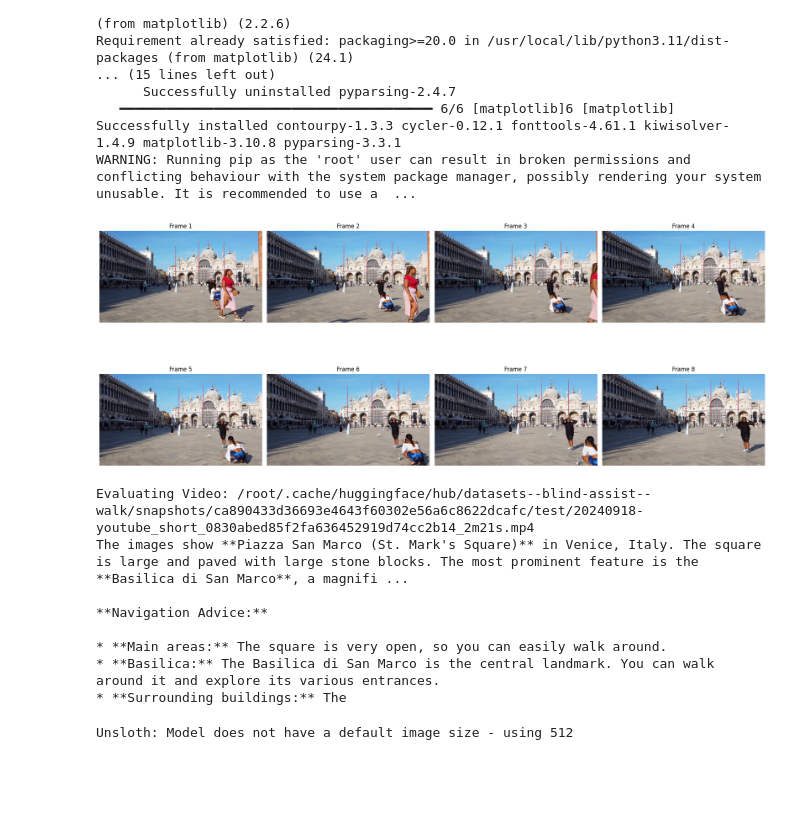
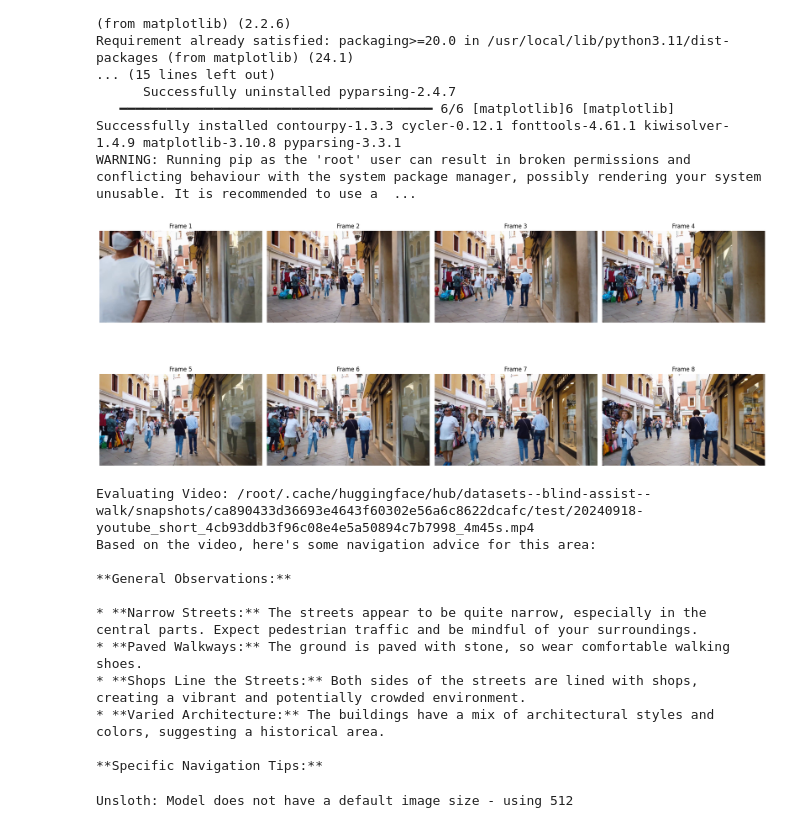
Before and after one commit to Blind-Assist/Gemma3n-Code, a Jupyter notebook: finetune/gemma3n-finetune-insloth-c.ipynb, the cells around one changed output. Drawn from its saved outputs; the diff is of its cells as text; code cells hidden in the pictures; blank space fills up the shorter version.

```diff
--- a/finetune/gemma3n-finetune-insloth-c.ipynb
+++ b/finetune/gemma3n-finetune-insloth-c.ipynb
@@ -210,21 +259,21 @@ Successfully installed contourpy-1.3.3 cycler-0.12.1 fonttools-4.61.1 kiwisolver
 WARNING: Running pip as the 'root' user can result in broken permissions and conflicting behaviour with the system package manager, possibly rendering your system unusable. It is recommended to use a  ...
 # %%
 import matplotlib.pyplot as plt
-vid = converted_dataset[2]
+vid = converted_dataset[5]
 # 1. Extract only the image objects from your content list
 images = [c['image'] for c in vid['messages'][0]['content'] if c['type'] == 'image']
 
 # 2. Plot them in a grid
 plt.figure(figsize=(20, 10))
 for i, img in enumerate(images):
     plt.subplot(2, 4, i + 1) # 2 rows, 4 columns
     plt.imshow(img)
     plt.title(f"Frame {i+1}")
     plt.axis('off')
 plt.tight_layout()
 plt.show()
 # %% [output]
-[figure, old version]
+[figure, new version]
 # %%
 from unsloth import get_chat_template
 
@@ -237,7 +286,7 @@ processor = get_chat_template(
 FastVisionModel.for_inference(model)
 
 # 2. Select and prepare the video data
-sample = dataset[2]
+sample = dataset[5]
 video_path = sample["video"]["path"]
 print(f"Evaluating Video: {video_path}")
 
@@ -246,7 +295,7 @@ print(f"Evaluating Video: {video_path}")
 frames = downsample_video(video_path)
 
 # 3. Construct the Multimodal Message
-instruction = "What is in these image inputs? Provide navigation advice for the walking path."
+instruction = "Based on this walking path video, provide navigation advice."
 messages = [{"role": "user", "content": [{"type": "text", "text": instruction}]}]
 
 # Interleave the extracted frames into the message content
@@ -270,14 +319,17 @@ text_streamer = TextStreamer(processor, skip_prompt=True)
 result = model.generate(**inputs, streamer = text_streamer, max_new_tokens = 128,
                         use_cache=True, temperature = 1.0, top_p = 0.95, top_k = 64)
 # %% [output]
-Evaluating Video: /root/.cache/huggingface/hub/datasets--blind-assist--walk/snapshots/ca890433d36693e4643f60302e56a6c8622dcafc/test/20240918-youtube_short_0830abed85f2fa636452919d74cc2b14_2m21s.mp4
-The images show **Piazza San Marco (St. Mark's Square)** in Venice, Italy. The square is large and paved with large stone blocks. The most prominent feature is the **Basilica di San Marco**, a magnifi ...
+Evaluating Video: /root/.cache/huggingface/hub/datasets--blind-assist--walk/snapshots/ca890433d36693e4643f60302e56a6c8622dcafc/test/20240918-youtube_short_4cb93ddb3f96c08e4e5a50894c7b7998_4m45s.mp4
+Based on the video, here's some navigation advice for this area:
 
-**Navigation Advice:**
+**General Observations:**
 
-* **Main areas:** The square is very open, so you can easily walk around.
-* **Basilica:** The Basilica di San Marco is the central landmark. You can walk around it and explore its various entrances.
-* **Surrounding buildings:** The
+* **Narrow Streets:** The streets appear to be quite narrow, especially in the central parts. Expect pedestrian traffic and be mindful of your surroundings.
+* **Paved Walkways:** The ground is paved with stone, so wear comfortable walking shoes.
+* **Shops Line the Streets:** Both sides of the streets are lined with shops, creating a vibrant and potentially crowded environment.
+* **Varied Architecture:** The buildings have a mix of architectural styles and colors, suggesting a historical area.
+
+**Specific Navigation Tips:**
 # %%
 from unsloth.trainer import UnslothVisionDataCollator
 from trl import SFTTrainer, SFTConfig
```
Also changed, not shown: parts of 13 cells of this notebook.
